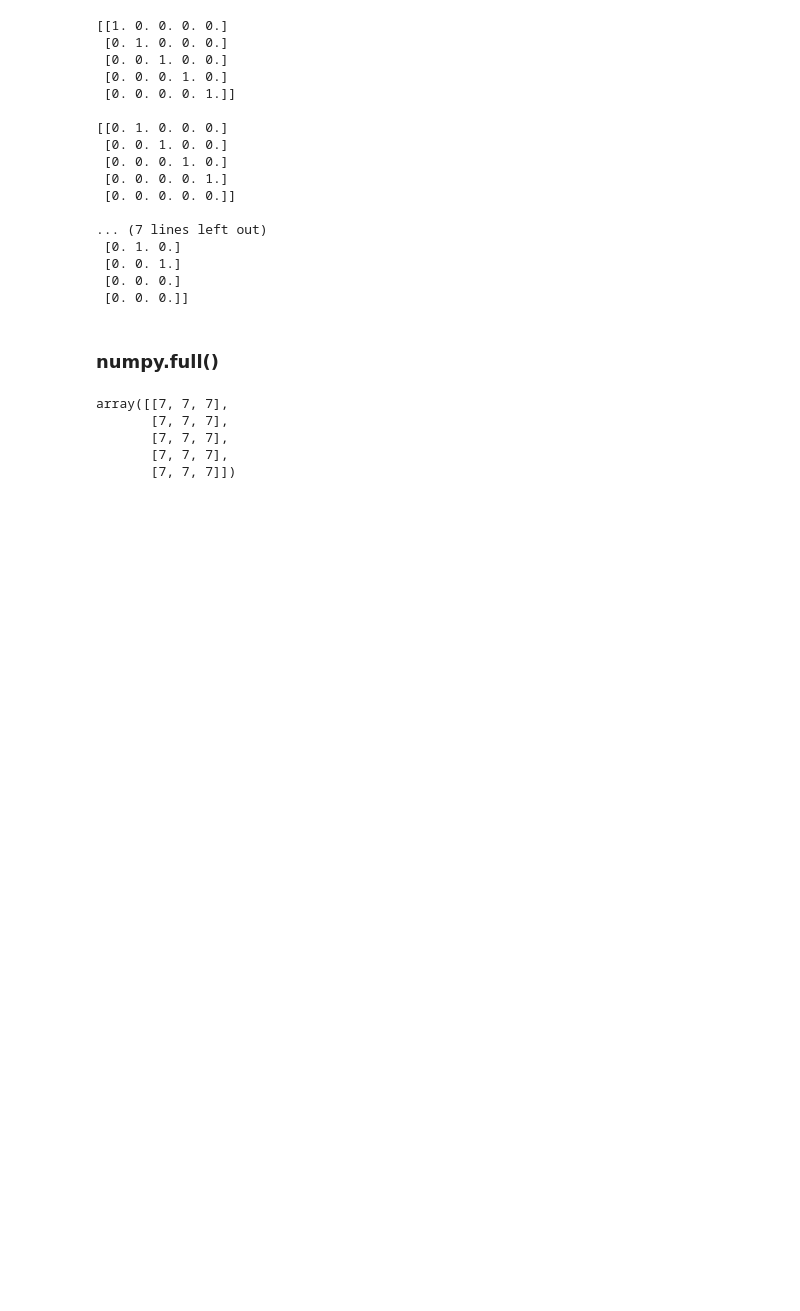
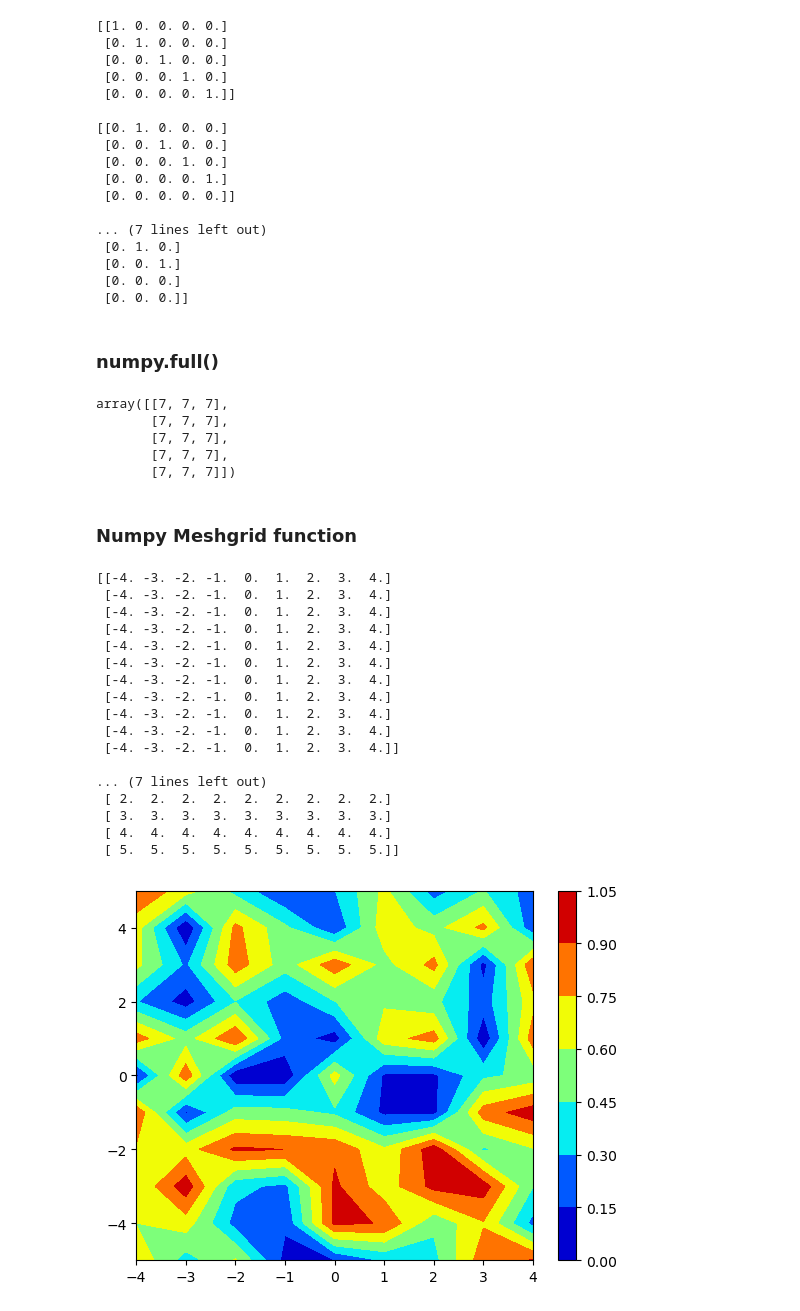
Before and after one commit to blackdogcode/NumpyTutorial, a Jupyter notebook: ArrayCreation/array_creation.ipynb, the cells around one changed output. Cells and saved outputs as stored; diff of their text form; code cells hidden in the pictures; blank space fills up the shorter version.

Commit message:
meshgrid contour

```diff
--- a/ArrayCreation/array_creation.ipynb
+++ b/ArrayCreation/array_creation.ipynb
@@ -146,3 +146,40 @@ array([[7, 7, 7],
        [7, 7, 7],
        [7, 7, 7],
        [7, 7, 7]])
+# %% [markdown]
+### Numpy Meshgrid function
+# %%
+import numpy as np
+from matplotlib import pyplot as plt
+
+x = np.linspace(-4, 4, 9)
+y = np.linspace(-5, 5, 11)
+
+x_1, y_1 = np.meshgrid(x, y)
+
+print(x_1, '\n')
+print(y_1, '\n')
+
+random_data = np.random.random((11, 9))
+plt.contourf(x_1, y_1, random_data, cmap='jet')
+plt.colorbar()
+plt.show()
+# %% [output]
+[[-4. -3. -2. -1.  0.  1.  2.  3.  4.]
+ [-4. -3. -2. -1.  0.  1.  2.  3.  4.]
+ [-4. -3. -2. -1.  0.  1.  2.  3.  4.]
+ [-4. -3. -2. -1.  0.  1.  2.  3.  4.]
+ [-4. -3. -2. -1.  0.  1.  2.  3.  4.]
+ [-4. -3. -2. -1.  0.  1.  2.  3.  4.]
+ [-4. -3. -2. -1.  0.  1.  2.  3.  4.]
+ [-4. -3. -2. -1.  0.  1.  2.  3.  4.]
+ [-4. -3. -2. -1.  0.  1.  2.  3.  4.]
+ [-4. -3. -2. -1.  0.  1.  2.  3.  4.]
+ [-4. -3. -2. -1.  0.  1.  2.  3.  4.]]
+
+... (7 lines left out)
+ [ 2.  2.  2.  2.  2.  2.  2.  2.  2.]
+ [ 3.  3.  3.  3.  3.  3.  3.  3.  3.]
+ [ 4.  4.  4.  4.  4.  4.  4.  4.  4.]
+ [ 5.  5.  5.  5.  5.  5.  5.  5.  5.]]
+[figure, added]
```
